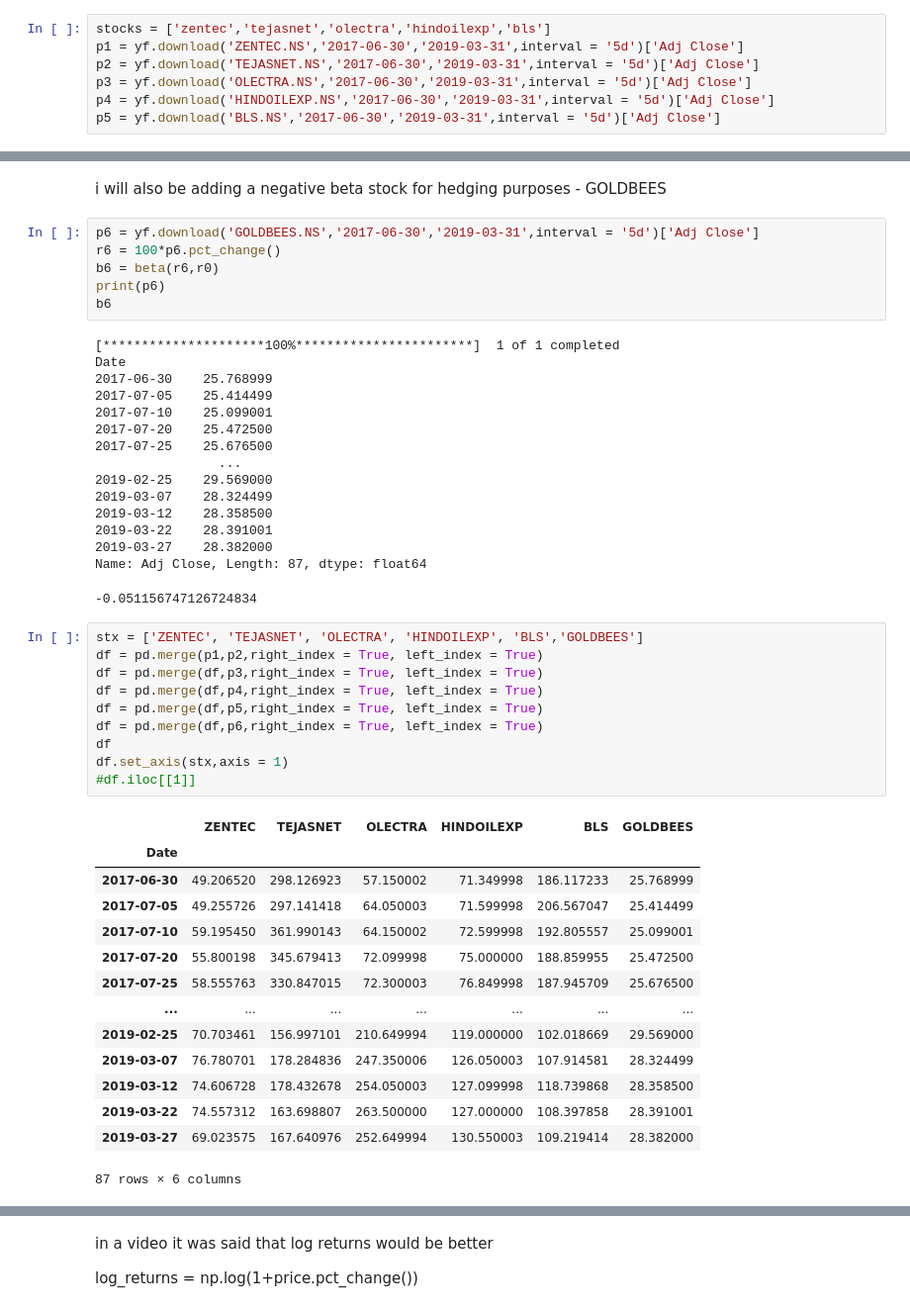
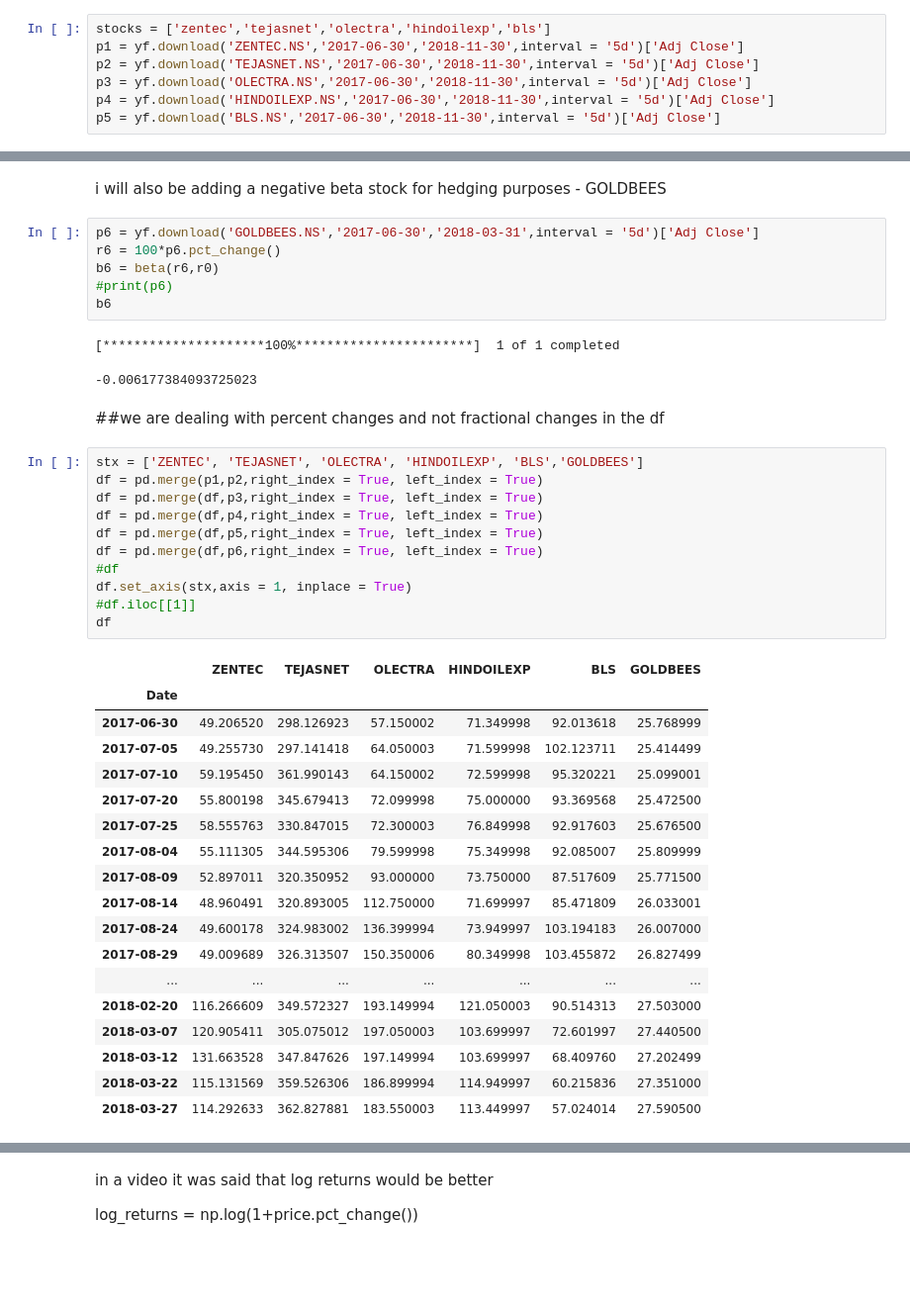
Before and after one commit to nabeel054002/QuantProjects, a Jupyter notebook: quant2_portfolio_optim.ipynb, the cells around one changed output, grey strips where cells are left out. Shown: that part at 99% size. Saved outputs shown, nothing was run; the diff lists cells and outputs as text; blank space fills up the shorter version.

```diff
--- a/quant2_portfolio_optim.ipynb
+++ b/quant2_portfolio_optim.ipynb
@@ -58,11 +55,11 @@ similarly 6 m return - 71 - 19712
 5.BLS
 # %%
 stocks = ['zentec','tejasnet','olectra','hindoilexp','bls']
-p1 = yf.download('ZENTEC.NS','2017-06-30','2019-03-31',interval = '5d')['Adj Close']
-p2 = yf.download('TEJASNET.NS','2017-06-30','2019-03-31',interval = '5d')['Adj Close']
-p3 = yf.download('OLECTRA.NS','2017-06-30','2019-03-31',interval = '5d')['Adj Close']
-p4 = yf.download('HINDOILEXP.NS','2017-06-30','2019-03-31',interval = '5d')['Adj Close']
-p5 = yf.download('BLS.NS','2017-06-30','2019-03-31',interval = '5d')['Adj Close']
+p1 = yf.download('ZENTEC.NS','2017-06-30','2018-11-30',interval = '5d')['Adj Close']
+p2 = yf.download('TEJASNET.NS','2017-06-30','2018-11-30',interval = '5d')['Adj Close']
+p3 = yf.download('OLECTRA.NS','2017-06-30','2018-11-30',interval = '5d')['Adj Close']
+p4 = yf.download('HINDOILEXP.NS','2017-06-30','2018-11-30',interval = '5d')['Adj Close']
+p5 = yf.download('BLS.NS','2017-06-30','2018-11-30',interval = '5d')['Adj Close']
 # %% [output]
 [*********************100%***********************]  1 of 1 completed
 [*********************100%***********************]  1 of 1 completed
@@ -148,50 +111,44 @@ notice in the above graph how the volatility decreases as the number of assets i
 # %% [markdown]
 i will also be adding a negative beta stock for hedging purposes - GOLDBEES
 # %%
-p6 = yf.download('GOLDBEES.NS','2017-06-30','2019-03-31',interval = '5d')['Adj Close']
+p6 = yf.download('GOLDBEES.NS','2017-06-30','2018-03-31',interval = '5d')['Adj Close']
 r6 = 100*p6.pct_change()
 b6 = beta(r6,r0)
-print(p6)
+#print(p6)
 b6
 # %% [output]
 [*********************100%***********************]  1 of 1 completed
-Date
-2017-06-30    25.768999
-2017-07-05    25.414499
-2017-07-10    25.099001
-2017-07-20    25.472500
-2017-07-25    25.676500
-                ...
-2019-02-25    29.569000
-2019-03-07    28.324499
-2019-03-12    28.358500
-2019-03-22    28.391001
-2019-03-27    28.382000
-Name: Adj Close, Length: 87, dtype: float64
--0.051156747126724834
+-0.006177384093725023
+# %% [markdown]
+##we are dealing with percent changes and not fractional changes in the df
 # %%
 stx = ['ZENTEC', 'TEJASNET', 'OLECTRA', 'HINDOILEXP', 'BLS','GOLDBEES']
 df = pd.merge(p1,p2,right_index = True, left_index = True)
 df = pd.merge(df,p3,right_index = True, left_index = True)
 df = pd.merge(df,p4,right_index = True, left_index = True)
 df = pd.merge(df,p5,right_index = True, left_index = True)
 df = pd.merge(df,p6,right_index = True, left_index = True)
+#df
+df.set_axis(stx,axis = 1, inplace = True)
+#df.iloc[[1]]
 df
-df.set_axis(stx,axis = 1)
-#df.iloc[[1]]
 # %% [output]
 |  | ZENTEC | TEJASNET | OLECTRA | HINDOILEXP | BLS | GOLDBEES |
 | Date |  |  |  |  |  |  |
-| 2017-06-30 | 49.206520 | 298.126923 | 57.150002 | 71.349998 | 186.117233 | 25.768999 |
-| 2017-07-05 | 49.255726 | 297.141418 | 64.050003 | 71.599998 | 206.567047 | 25.414499 |
-| 2017-07-10 | 59.195450 | 361.990143 | 64.150002 | 72.599998 | 192.805557 | 25.099001 |
-| 2017-07-20 | 55.800198 | 345.679413 | 72.099998 | 75.000000 | 188.859955 | 25.472500 |
-| 2017-07-25 | 58.555763 | 330.847015 | 72.300003 | 76.849998 | 187.945709 | 25.676500 |
+| 2017-06-30 | 49.206520 | 298.126923 | 57.150002 | 71.349998 | 92.013618 | 25.768999 |
+| 2017-07-05 | 49.255730 | 297.141418 | 64.050003 | 71.599998 | 102.123711 | 25.414499 |
+| 2017-07-10 | 59.195450 | 361.990143 | 64.150002 | 72.599998 | 95.320221 | 25.099001 |
+| 2017-07-20 | 55.800198 | 345.679413 | 72.099998 | 75.000000 | 93.369568 | 25.472500 |
+| 2017-07-25 | 58.555763 | 330.847015 | 72.300003 | 76.849998 | 92.917603 | 25.676500 |
+| 2017-08-04 | 55.111305 | 344.595306 | 79.599998 | 75.349998 | 92.085007 | 25.809999 |
+| 2017-08-09 | 52.897011 | 320.350952 | 93.000000 | 73.750000 | 87.517609 | 25.771500 |
+| 2017-08-14 | 48.960491 | 320.893005 | 112.750000 | 71.699997 | 85.471809 | 26.033001 |
+| 2017-08-24 | 49.600178 | 324.983002 | 136.399994 | 73.949997 | 103.194183 | 26.007000 |
+| 2017-08-29 | 49.009689 | 326.313507 | 150.350006 | 80.349998 | 103.455872 | 26.827499 |
 | ... | ... | ... | ... | ... | ... | ... |
-| 2019-02-25 | 70.703461 | 156.997101 | 210.649994 | 119.000000 | 102.018669 | 29.569000 |
-| 2019-03-07 | 76.780701 | 178.284836 | 247.350006 | 126.050003 | 107.914581 | 28.324499 |
-| 2019-03-12 | 74.606728 | 178.432678 | 254.050003 | 127.099998 | 118.739868 | 28.358500 |
-| 2019-03-22 | 74.557312 | 163.698807 | 263.500000 | 127.000000 | 108.397858 | 28.391001 |
-| 2019-03-27 | 69.023575 | 167.640976 | 252.649994 | 130.550003 | 109.219414 | 28.382000 |
+| 2018-02-20 | 116.266609 | 349.572327 | 193.149994 | 121.050003 | 90.514313 | 27.503000 |
+| 2018-03-07 | 120.905411 | 305.075012 | 197.050003 | 103.699997 | 72.601997 | 27.440500 |
+| 2018-03-12 | 131.663528 | 347.847626 | 197.149994 | 103.699997 | 68.409760 | 27.202499 |
+| 2018-03-22 | 115.131569 | 359.526306 | 186.899994 | 114.949997 | 60.215836 | 27.351000 |
+| 2018-03-27 | 114.292633 | 362.827881 | 183.550003 | 113.449997 | 57.024014 | 27.590500 |
-87 rows × 6 columns
 # %%
```
Also changed, not shown: parts of 57 cells of this notebook.
